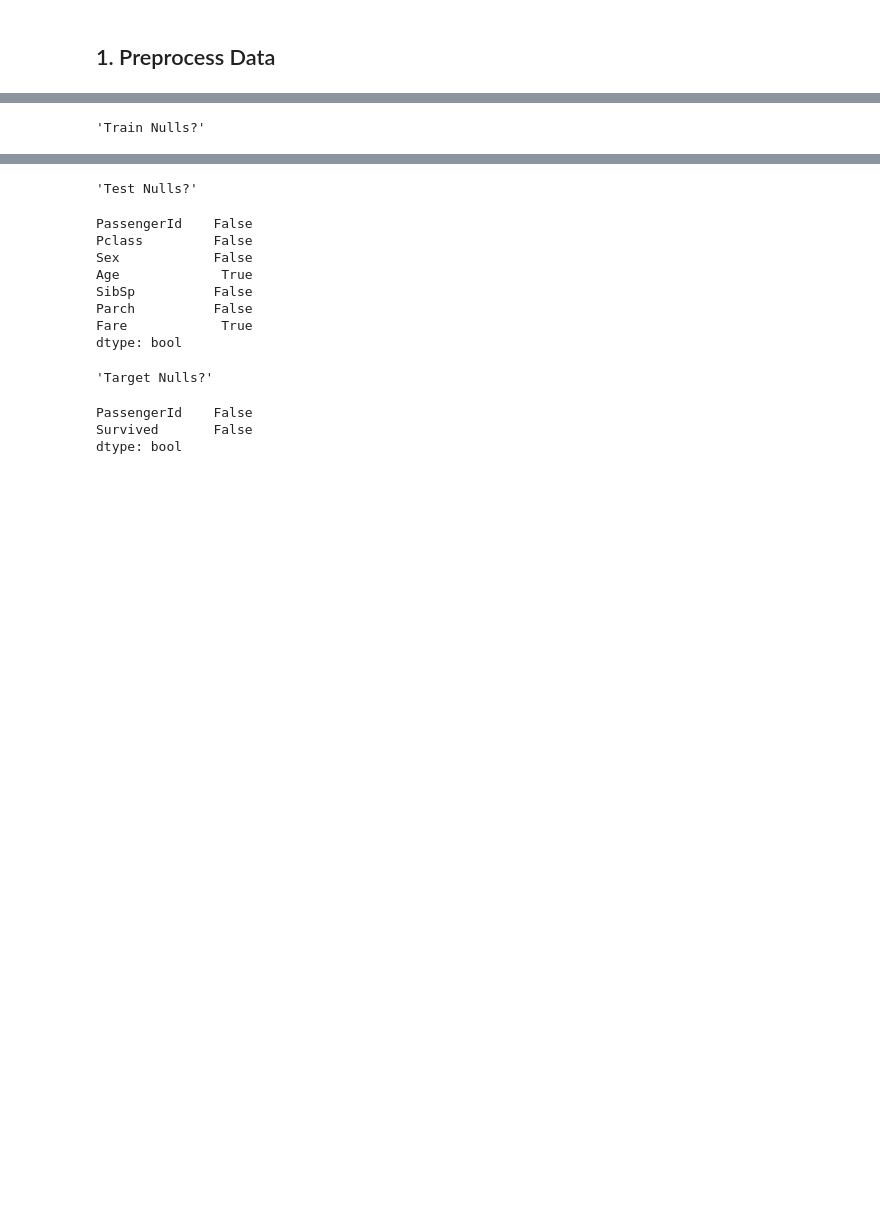
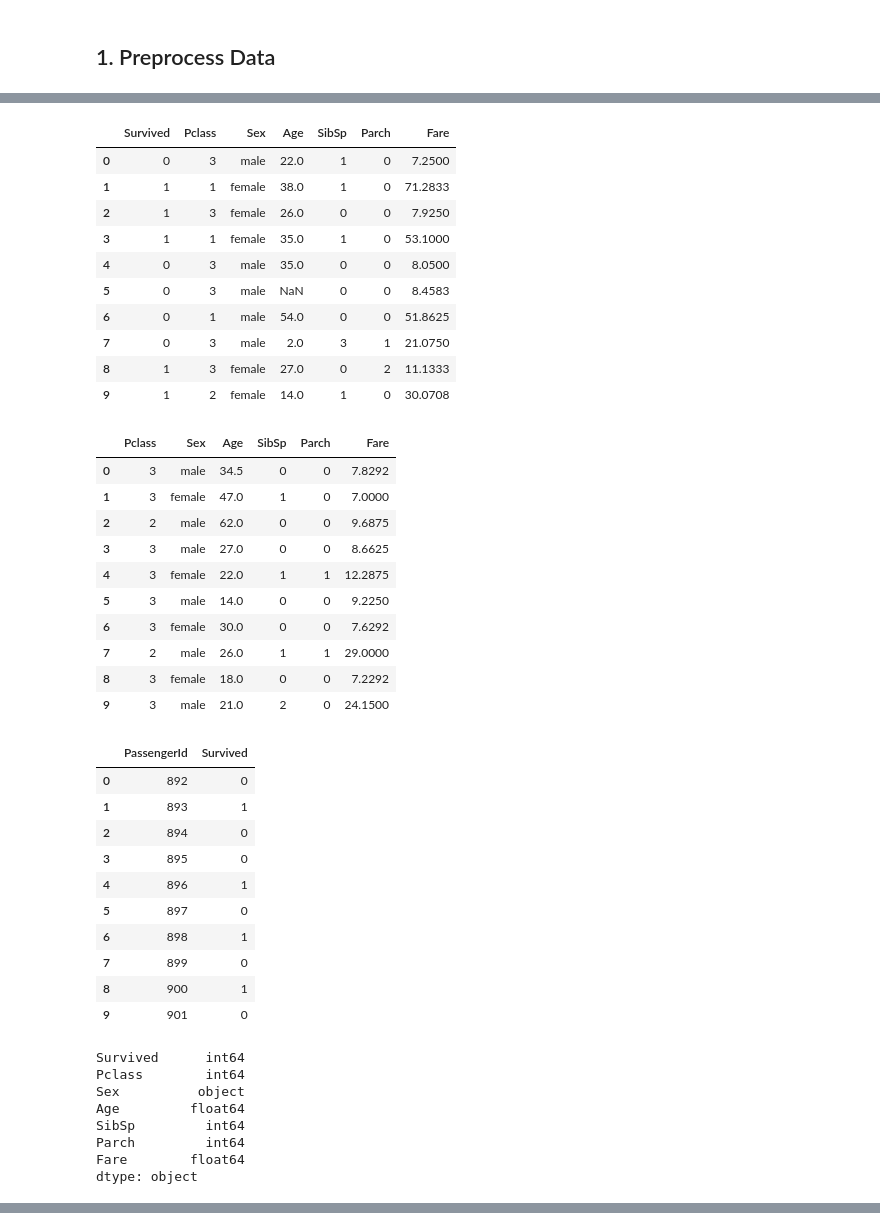
Before and after one commit to WillMc93/EN.705.601, a Jupyter notebook: McElhenney-Assign05.ipynb, the cells around one changed output, grey strips where cells are left out. Drawn from its saved outputs; the diff is of its cells as text; code cells hidden in the pictures; blank space fills up the shorter version.

```diff
--- a/McElhenney-Assign05.ipynb
+++ b/McElhenney-Assign05.ipynb
@@ -126,23 +83,78 @@ dtype: object
 # %%
+# Drop columns from both training and testing sets
+
+# Check for and remove duplicates first
 # Adapted from module 3 notebook
 def dup_check(df):
     df['duplicate'] = df.duplicated()
 
     if len(df[df['duplicate'] == True]) > 0:
         print(df[df['duplicate'] == True])
 
         dups = df[df['duplicate'] == True].index
         df.drop(dups, inplace=True)
 
     df.drop(columns='duplicate', inplace=True)
 
-# Run checks
-display("Train Nulls?", train.isnull().any())
-display("Test Nulls?", test.isnull().any())
-display("Target Nulls?", test_tar.isnull().any())
-
 dup_check(train)
 dup_check(test)
 dup_check(test_tar)
+
+# Name and ID are just useless identifiers.
+# Ticket and Cabin might be useful if there was a correlation with cabin position and
+# survivability but they're pretty sparse.
+# Embarked is superfluous as all three classes of passenger may embark from any port.
+
+useless = ['Name', 'PassengerId', 'Ticket', 'Cabin', 'Embarked']
+
+train.drop(columns=useless, inplace=True)
+test.drop(columns=useless, inplace=True)
+
+# Show the adjusted tables
+show_tables()
+
+# Show types
+display(train.dtypes)
+display(test.dtypes)
 # %% [output]
+|  | Survived | Pclass | Sex | Age | SibSp | Parch | Fare |
+| 0 | 0 | 3 | male | 22.0 | 1 | 0 | 7.2500 |
+| 1 | 1 | 1 | female | 38.0 | 1 | 0 | 71.2833 |
+| 2 | 1 | 3 | female | 26.0 | 0 | 0 | 7.9250 |
+| 3 | 1 | 1 | female | 35.0 | 1 | 0 | 53.1000 |
+| 4 | 0 | 3 | male | 35.0 | 0 | 0 | 8.0500 |
+| 5 | 0 | 3 | male | NaN | 0 | 0 | 8.4583 |
+| 6 | 0 | 1 | male | 54.0 | 0 | 0 | 51.8625 |
+| 7 | 0 | 3 | male | 2.0 | 3 | 1 | 21.0750 |
+| 8 | 1 | 3 | female | 27.0 | 0 | 2 | 11.1333 |
+| 9 | 1 | 2 | female | 14.0 | 1 | 0 | 30.0708 |
+|  | Pclass | Sex | Age | SibSp | Parch | Fare |
+| 0 | 3 | male | 34.5 | 0 | 0 | 7.8292 |
+| 1 | 3 | female | 47.0 | 1 | 0 | 7.0000 |
+| 2 | 2 | male | 62.0 | 0 | 0 | 9.6875 |
+| 3 | 3 | male | 27.0 | 0 | 0 | 8.6625 |
+| 4 | 3 | female | 22.0 | 1 | 1 | 12.2875 |
+| 5 | 3 | male | 14.0 | 0 | 0 | 9.2250 |
+| 6 | 3 | female | 30.0 | 0 | 0 | 7.6292 |
+| 7 | 2 | male | 26.0 | 1 | 1 | 29.0000 |
+| 8 | 3 | female | 18.0 | 0 | 0 | 7.2292 |
+| 9 | 3 | male | 21.0 | 2 | 0 | 24.1500 |
+|  | PassengerId | Survived |
+| 0 | 892 | 0 |
+| 1 | 893 | 1 |
+| 2 | 894 | 0 |
+| 3 | 895 | 0 |
+| 4 | 896 | 1 |
+| 5 | 897 | 0 |
+| 6 | 898 | 1 |
+| 7 | 899 | 0 |
+| 8 | 900 | 1 |
+| 9 | 901 | 0 |
-'Train Nulls?'
+Survived      int64
+Pclass        int64
+Sex          object
+Age         float64
+SibSp         int64
+Parch         int64
+Fare        float64
+dtype: object
@@ -158,13 +167,0 @@ dtype: bool
-'Test Nulls?'
-PassengerId    False
-Pclass         False
-Sex            False
-Age             True
-SibSp          False
-Parch          False
-Fare            True
-dtype: bool
-'Target Nulls?'
-PassengerId    False
-Survived       False
-dtype: bool
```
Also changed, not shown: parts of 11 cells of this notebook.
